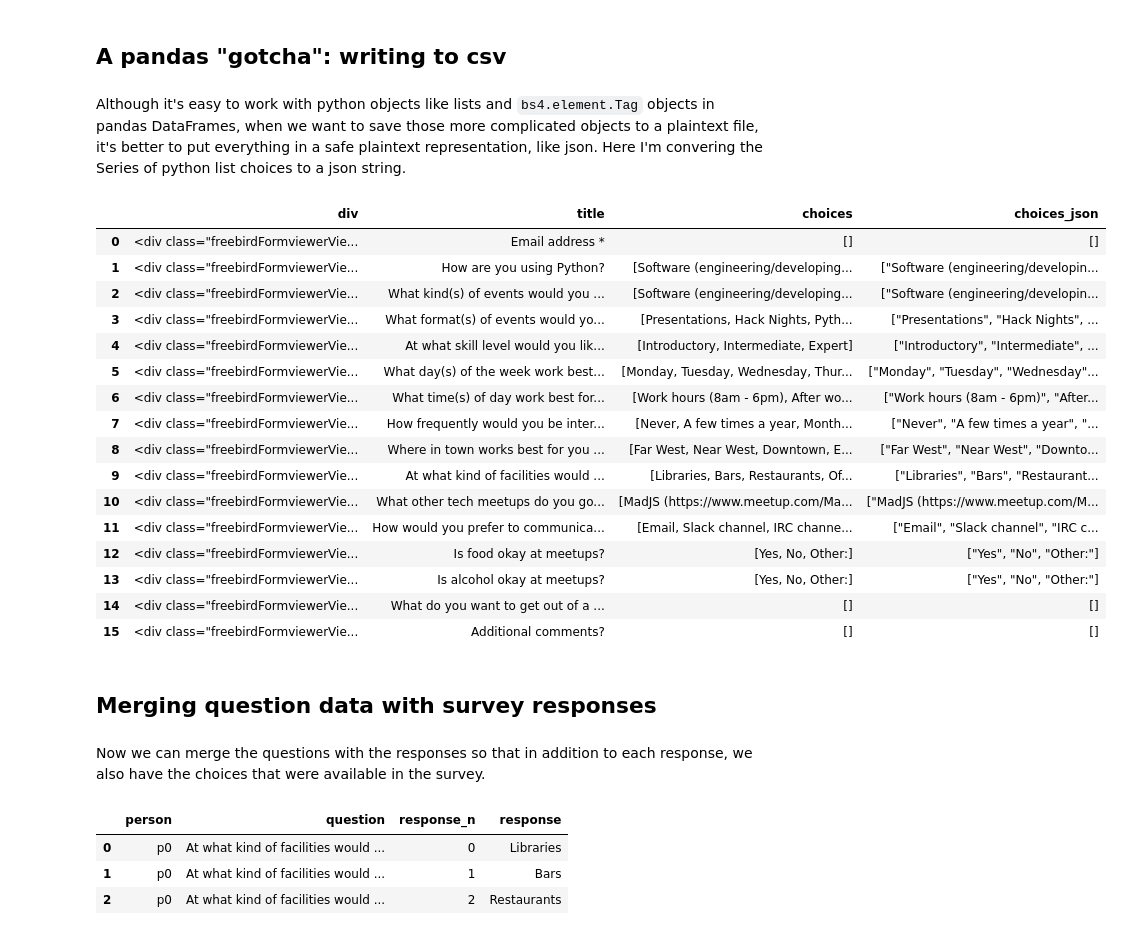
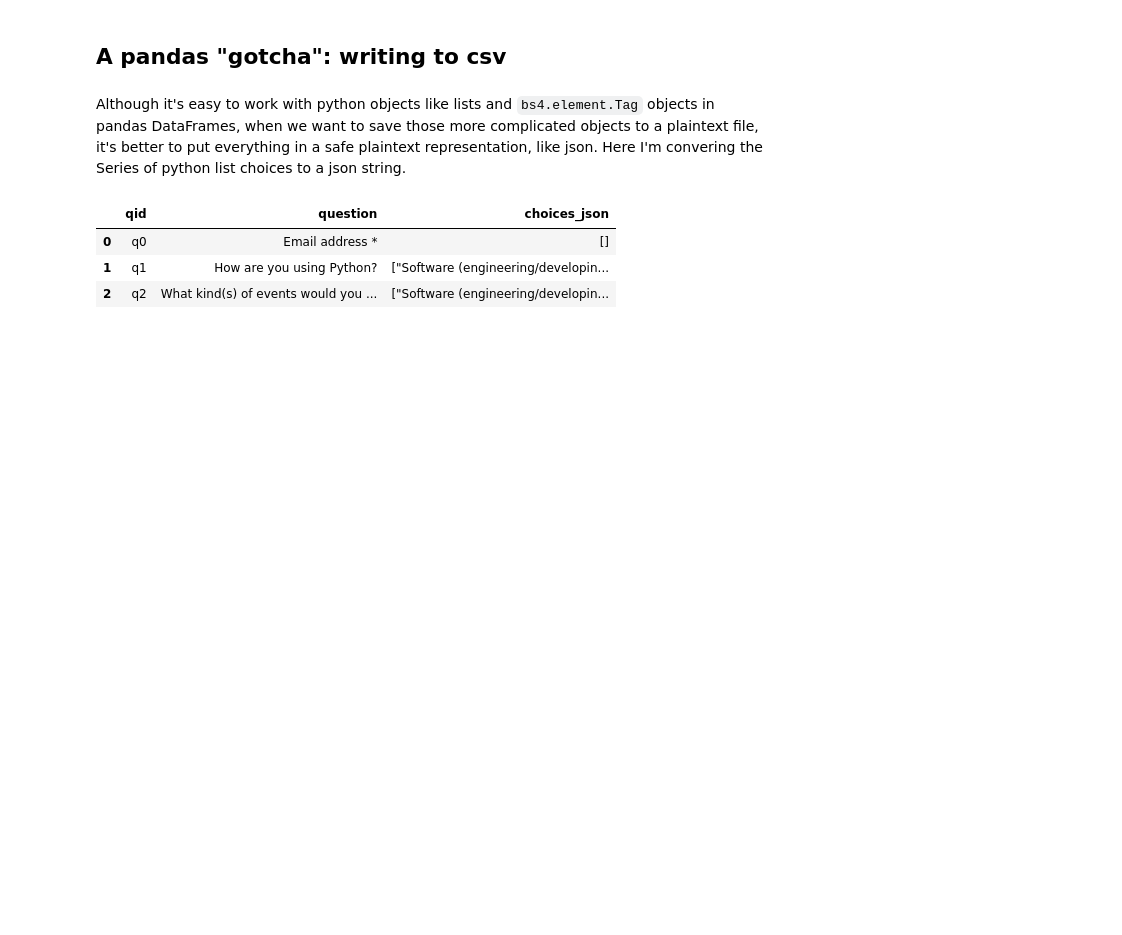
Before and after one commit to madison-python/new-meetup-survey, a Jupyter notebook: 2-parsing-google-survey-questions.ipynb, the cells around one changed output. Drawn from its saved outputs; the diff is of its cells as text; code cells hidden in the pictures; blank space fills up the shorter version.

```diff
--- a/2-parsing-google-survey-questions.ipynb
+++ b/2-parsing-google-survey-questions.ipynb
@@ -67,9 +67,12 @@ CLS_QUESTION_TYPES = [CLS_QUESTION_CHECKBOX, CLS_QUESTION_RADIO]
 # %% [markdown]
 My first search is a `<div>` for every question. I store these in a `panda.DataFrame`. This is not necessarily the most convenient of representations for these divs, but it works, and it makes it easy to visually inspect results and also to write the survey data to a plaintext representation (csv).
 # %%
+# Find all the question divs in the soup
+question_divs = soup.find_all('div', attrs={'class': CLS_QUESTION})
+
+# Make a DataFrame with a single column holding bs4.element.Tag objects for each question
 import pandas
-# Make a DataFrame with a single column holding bs4.element.Tag objects for each question
-question_divs = soup.find_all('div', attrs={'class': CLS_QUESTION})
 questions = pandas.DataFrame({'div': question_divs})
+questions.insert(0, 'qid', ['q{}'.format(i) for i in list(questions.index)])
 questions
 # %% [output]
@@ -93,8 +96,2 @@ questions
 # %% [markdown]
 Now I can extract the bits of data I need from each question. First up is getting the question titles. To do this we apply an anonymous function to each element of a `pandas.Series`, extracting the text for the question title div.
-# %%
-# For each bs4.element.Tag, find the div containing the question title text
-questions['title'] = questions['div'].apply(
-    lambda div: div.find('div', attrs={'class': CLS_QUESTION_TITLE}).text
-)
-questions
@@ -118,0 +98,6 @@ questions
+# %%
+def extract_question_title(div):
+    return div.find('div', attrs={'class': CLS_QUESTION_TITLE}).text
+
+questions['question'] = questions['div'].apply(extract_question_title)
+questions
@@ -161,34 +164,10 @@ Although it's easy to work with python objects like lists and `bs4.element.Tag`
 # %%
 import json
 questions['choices_json'] = questions.choices.apply(lambda x: json.dumps(x))
+questions = questions[['qid', 'question', 'choices_json']]
 questions.head(3)
 # %% [output]
-|  | div | title | choices | choices_json |
-| 0 | <div class="freebirdFormviewerVie... | Email address * | [] | [] |
-| 1 | <div class="freebirdFormviewerVie... | How are you using Python? | [Software (engineering/developing... | ["Software (engineering/developin... |
-| 2 | <div class="freebirdFormviewerVie... | What kind(s) of events would you ... | [Software (engineering/developing... | ["Software (engineering/developin... |
-| 3 | <div class="freebirdFormviewerVie... | What format(s) of events would yo... | [Presentations, Hack Nights, Pyth... | ["Presentations", "Hack Nights", ... |
-| 4 | <div class="freebirdFormviewerVie... | At what skill level would you lik... | [Introductory, Intermediate, Expert] | ["Introductory", "Intermediate", ... |
-| 5 | <div class="freebirdFormviewerVie... | What day(s) of the week work best... | [Monday, Tuesday, Wednesday, Thur... | ["Monday", "Tuesday", "Wednesday"... |
-| 6 | <div class="freebirdFormviewerVie... | What time(s) of day work best for... | [Work hours (8am - 6pm), After wo... | ["Work hours (8am - 6pm)", "After... |
-| 7 | <div class="freebirdFormviewerVie... | How frequently would you be inter... | [Never, A few times a year, Month... | ["Never", "A few times a year", "... |
-| 8 | <div class="freebirdFormviewerVie... | Where in town works best for you ... | [Far West, Near West, Downtown, E... | ["Far West", "Near West", "Downto... |
-| 9 | <div class="freebirdFormviewerVie... | At what kind of facilities would ... | [Libraries, Bars, Restaurants, Of... | ["Libraries", "Bars", "Restaurant... |
-| 10 | <div class="freebirdFormviewerVie... | What other tech meetups do you go... | [MadJS (https://www.meetup.com/Ma... | ["MadJS (https://www.meetup.com/M... |
-| 11 | <div class="freebirdFormviewerVie... | How would you prefer to communica... | [Email, Slack channel, IRC channe... | ["Email", "Slack channel", "IRC c... |
-| 12 | <div class="freebirdFormviewerVie... | Is food okay at meetups? | [Yes, No, Other:] | ["Yes", "No", "Other:"] |
-| 13 | <div class="freebirdFormviewerVie... | Is alcohol okay at meetups? | [Yes, No, Other:] | ["Yes", "No", "Other:"] |
-| 14 | <div class="freebirdFormviewerVie... | What do you want to get out of a ... | [] | [] |
-| 15 | <div class="freebirdFormviewerVie... | Additional comments? | [] | [] |
+|  | qid | question | choices_json |
+| 0 | q0 | Email address * | [] |
+| 1 | q1 | How are you using Python? | ["Software (engineering/developin... |
+| 2 | q2 | What kind(s) of events would you ... | ["Software (engineering/developin... |
-# %% [markdown]
-## Merging question data with survey responses
-# %% [markdown]
-Now we can merge the questions with the responses so that in addition to each response, we also have the choices that were available in the survey.
-# %%
-responses = pandas.read_csv('responses-tidied.csv')
-responses.head(3)
-# %% [output]
-|  | person | question | response_n | response |
-| 0 | p0 | At what kind of facilities would ... | 0 | Libraries |
-| 1 | p0 | At what kind of facilities would ... | 1 | Bars |
-| 2 | p0 | At what kind of facilities would ... | 2 | Restaurants |
```
Also changed, not shown: parts of 10 cells of this notebook, 11 other files.
